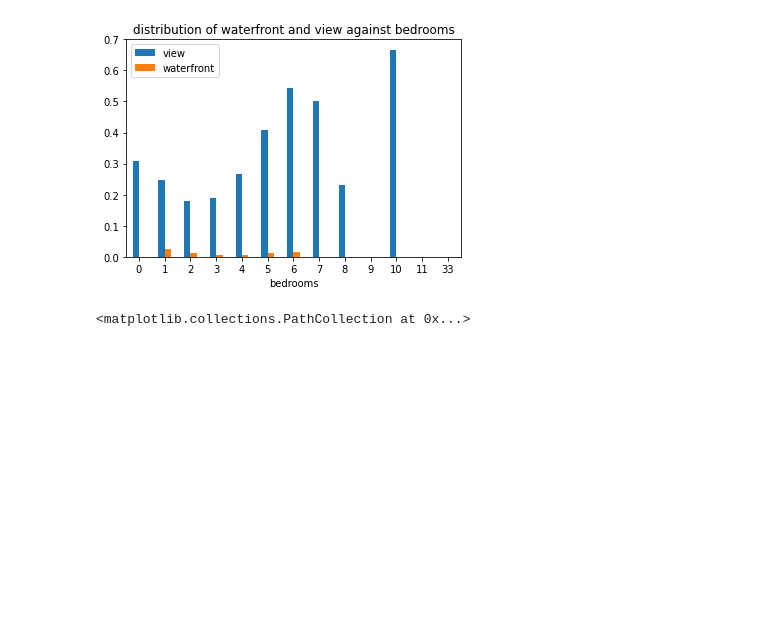
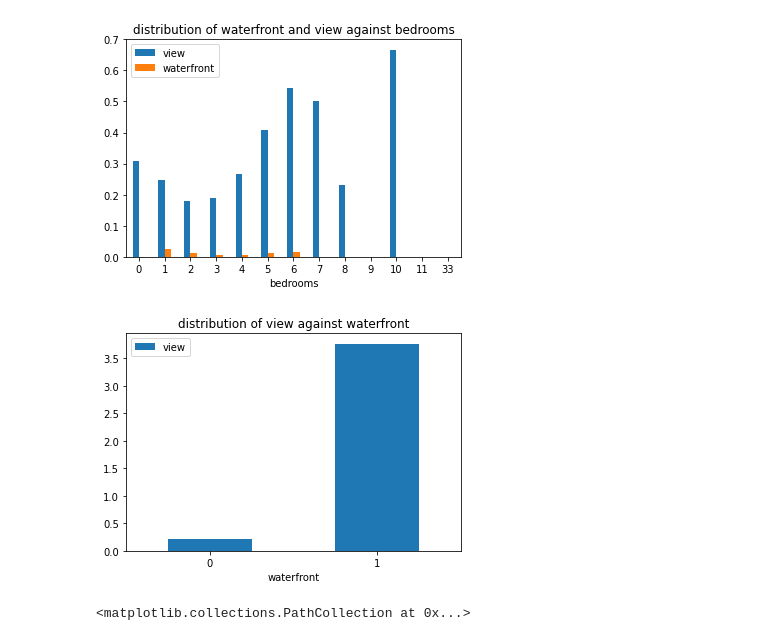
Before and after one commit to JeromeMberia/Unreal, a Jupyter notebook: Copy_of_Real_Estate_Notebook.ipynb, the cells around one changed output. Drawn from its saved outputs; the diff is of its cells as text; code cells hidden in the pictures; blank space fills up the shorter version.

```diff
--- a/Copy_of_Real_Estate_Notebook.ipynb
+++ b/Copy_of_Real_Estate_Notebook.ipynb
@@ -357,4 +373,8 @@ plots(['bedrooms'],['condition','grade'])
 plots(['bedrooms'],['waterfront','view'])
 # %% [output]
 [figure]
+# %%
+plots(['waterfront'],['view'])
+# %% [output]
+[figure, added]
 # %%
```
Also changed, not shown: parts of 12 cells of this notebook.
